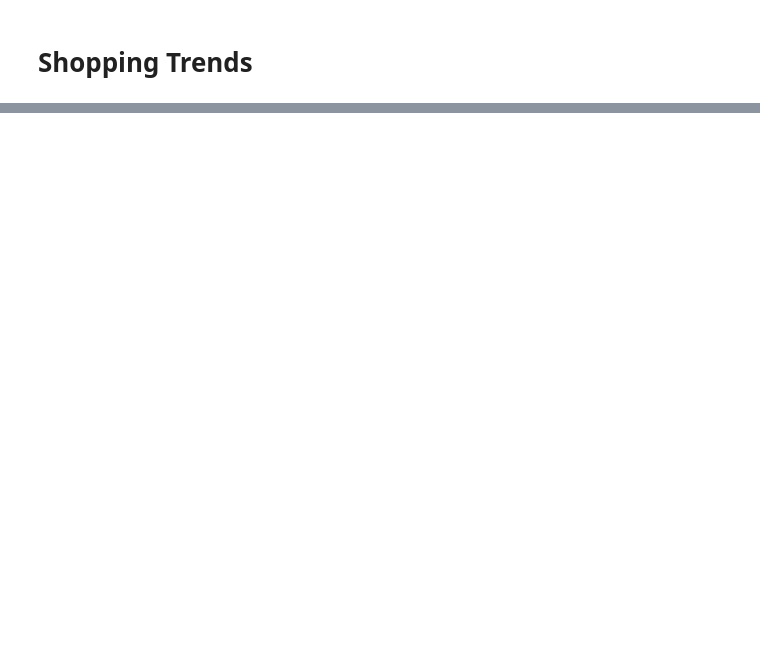
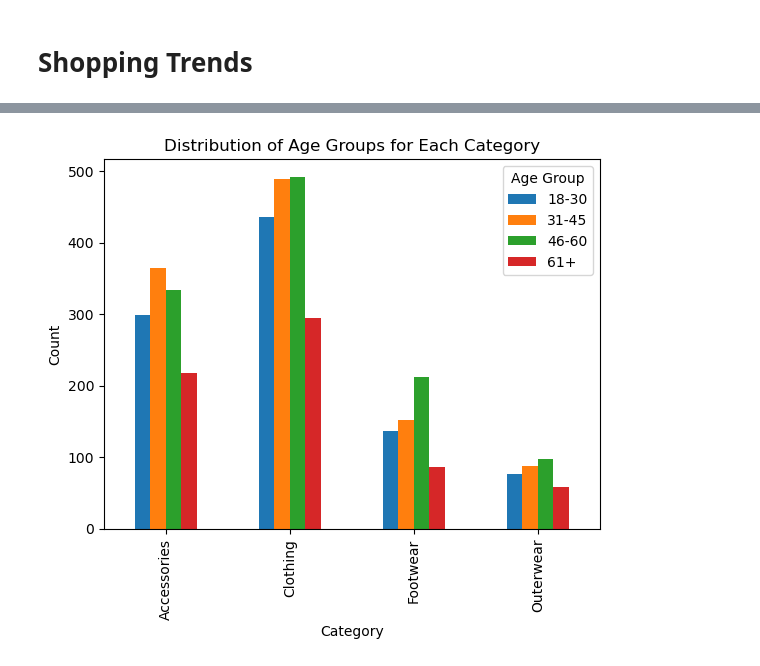
Before and after one commit to dsyrjanen/Project-1, a Jupyter notebook: shopping_trends.ipynb, the cells around one changed output, grey strips where cells are left out. Cells and saved outputs as stored; diff of their text form; code cells hidden in the pictures; blank space fills up the shorter version.

```diff
--- a/shopping_trends.ipynb
+++ b/shopping_trends.ipynb
@@ -52,0 +65,11 @@ shopping_trends_data.head()
+# %%
+#Compare Age and Category
+age_vs_categories = shopping_trends_data.groupby('Category')['Age Group'].count()
+pivot_table = shopping_trends_data.pivot_table(index='Category', columns='Age Group', aggfunc='size', fill_value=0)
+pivot_table.plot(kind='bar', stacked=False)
+plt.title('Distribution of Age Groups for Each Category')
+plt.xlabel('Category')
+plt.ylabel('Count')
+plt.show()
+# %% [output]
+[figure, added]
```
Also changed, not shown: parts of 18 cells of this notebook.
